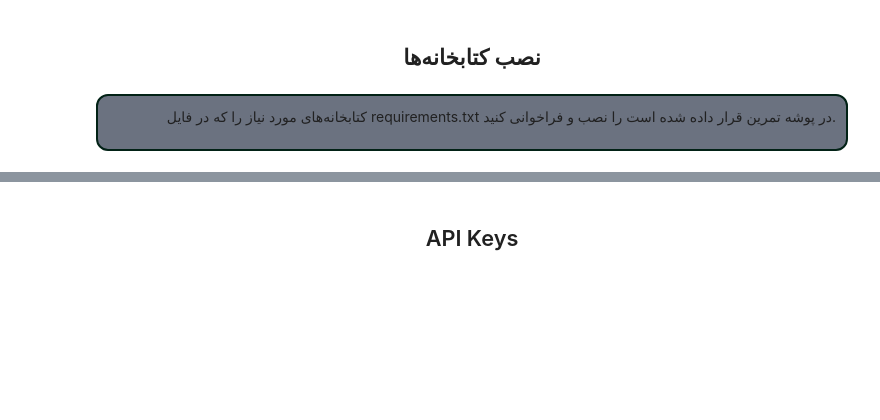
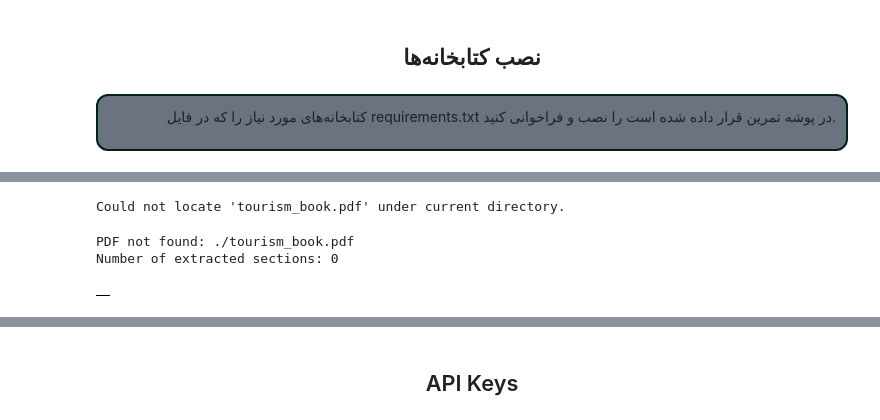
Before and after one commit to tahamajs/Natural-Language-Processing-Projects, a Jupyter notebook: NLP_UT/CA5/answers/Q2/NLP_HW5_Q2.ipynb, the cells around one changed output, grey strips where cells are left out. Drawn from its saved outputs; the diff is of its cells as text; code cells hidden in the pictures; blank space fills up the shorter version.

```diff
--- a/NLP_UT/CA5/answers/Q2/NLP_HW5_Q2.ipynb
+++ b/NLP_UT/CA5/answers/Q2/NLP_HW5_Q2.ipynb
@@ -140,0 +122,52 @@ ModuleNotFoundError: No module named 'langchain_core.pydantic_v1'
+# %%
+# Try to locate the PDF if not in CWD (safe search)
+import os
+
+def safe_find_file(root: str, filename: str, max_dirs: int = 2000):
+    scanned = 0
+    system_prefixes = ("/proc", "/sys", "/dev")
+    for dirpath, dirnames, filenames in os.walk(root):
+        if any(dirpath.startswith(p) for p in system_prefixes):
+            continue
+        scanned += 1
+        if scanned > max_dirs:
+            break
+        if filename in filenames:
+            return os.path.join(dirpath, filename)
+    return None
+
+if not sections:
+    search_root = os.getcwd()
+    if search_root == "/":
+        print("Skipping broad search from '/'. Please provide the full path to the PDF or place it in the notebook directory.")
+    else:
+        guess = safe_find_file(search_root, "tourism_book.pdf")
+        if guess:
+            print(f"Found PDF at: {guess}")
+            sections = parse_pdf_sections(guess)
+            try:
+                import pandas as pd
+                df_sections = pd.DataFrame(sections)
+                print(f"Number of extracted sections: {len(df_sections)}")
+                display(df_sections.head(3))
+            except Exception as e:
+                print(f"Could not build DataFrame after locating PDF: {e}")
+        else:
+            print("Could not locate 'tourism_book.pdf' under current directory.")
+# %% [output]
+Could not locate 'tourism_book.pdf' under current directory.
+# %%
+# Try parsing the provided PDF and build a DataFrame
+pdf_path = "./tourism_book.pdf"
+sections = parse_pdf_sections(pdf_path)
+try:
+    import pandas as pd
+    df_sections = pd.DataFrame(sections)
+    print(f"Number of extracted sections: {len(df_sections)}")
+    display(df_sections.head(3))
+except Exception as e:
+    print(f"Could not build DataFrame: {e}")
+# %% [output]
+PDF not found: ./tourism_book.pdf
+Number of extracted sections: 0
+|  |
```
Also changed, not shown: parts of 15 cells of this notebook.
